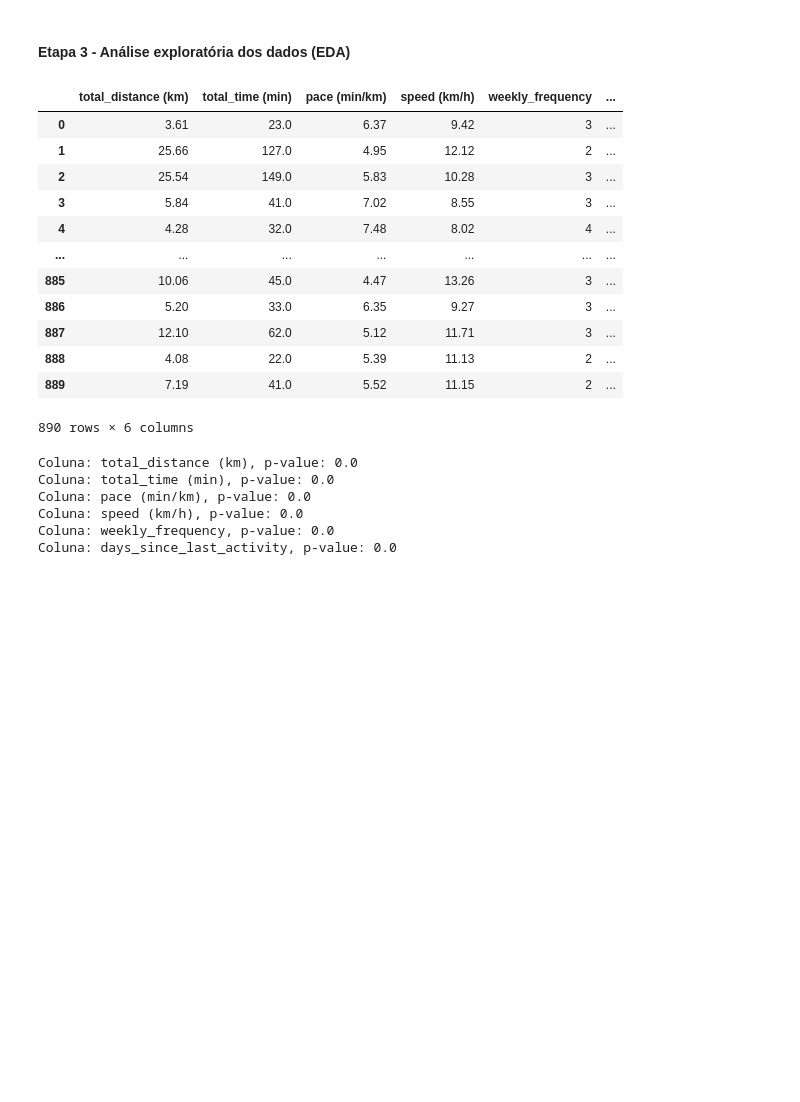
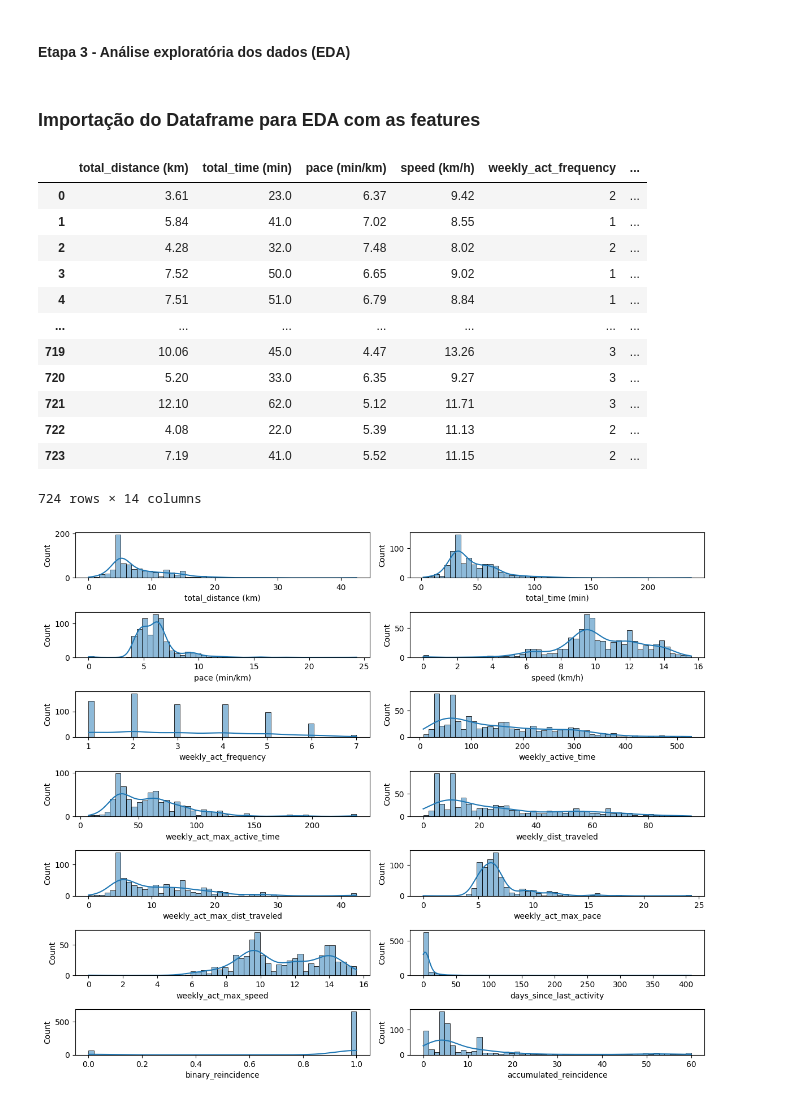
Before and after one commit to matheussmelo/running_inactivity_prediction, a Jupyter notebook: physical_inactivity_prediction_/scripts_prediction_model/final/st3_eda.ipynb, the cells around one changed output. Saved outputs shown, nothing was run; the diff lists cells and outputs as text; code cells hidden in the pictures; blank space fills up the shorter version.

Commit message:
Criando features e ajustando modelagem

```diff
--- a/physical_inactivity_prediction_/scripts_prediction_model/final/st3_eda.ipynb
+++ b/physical_inactivity_prediction_/scripts_prediction_model/final/st3_eda.ipynb
@@ -12,2 +14,4 @@ from scipy.stats import mannwhitneyu
 
 warnings.filterwarnings(action='ignore')
+# %% [markdown]
+### Importação do Dataframe para EDA com as features
@@ -14,30 +29,37 @@ warnings.filterwarnings(action='ignore')
 # %%
-df_athletes_activities = pd.read_csv('C:/Users/USER/Desktop/EstudosDados/Projetos/Corrida/physical_inactivity_prediction/scripts_prediction_model/final/st2_df_athletes_activities.csv')
 df_athletes_activities_features = df_athletes_activities.loc[:, ~df_athletes_activities.columns.isin(['activity_date', 'athlete_id', 'will_churn'])]
 df_athletes_activities_features
 # %% [output]
-|  | total_distance (km) | total_time (min) | pace (min/km) | speed (km/h) | weekly_frequency | ... |
-| 0 | 3.61 | 23.0 | 6.37 | 9.42 | 3 | ... |
-| 1 | 25.66 | 127.0 | 4.95 | 12.12 | 2 | ... |
-| 2 | 25.54 | 149.0 | 5.83 | 10.28 | 3 | ... |
-| 3 | 5.84 | 41.0 | 7.02 | 8.55 | 3 | ... |
-| 4 | 4.28 | 32.0 | 7.48 | 8.02 | 4 | ... |
+|  | total_distance (km) | total_time (min) | pace (min/km) | speed (km/h) | weekly_act_frequency | ... |
+| 0 | 3.61 | 23.0 | 6.37 | 9.42 | 2 | ... |
+| 1 | 5.84 | 41.0 | 7.02 | 8.55 | 1 | ... |
+| 2 | 4.28 | 32.0 | 7.48 | 8.02 | 2 | ... |
+| 3 | 7.52 | 50.0 | 6.65 | 9.02 | 1 | ... |
+| 4 | 7.51 | 51.0 | 6.79 | 8.84 | 1 | ... |
 | ... | ... | ... | ... | ... | ... | ... |
-| 885 | 10.06 | 45.0 | 4.47 | 13.26 | 3 | ... |
-| 886 | 5.20 | 33.0 | 6.35 | 9.27 | 3 | ... |
-| 887 | 12.10 | 62.0 | 5.12 | 11.71 | 3 | ... |
-| 888 | 4.08 | 22.0 | 5.39 | 11.13 | 2 | ... |
-| 889 | 7.19 | 41.0 | 5.52 | 11.15 | 2 | ... |
+| 719 | 10.06 | 45.0 | 4.47 | 13.26 | 3 | ... |
+| 720 | 5.20 | 33.0 | 6.35 | 9.27 | 3 | ... |
+| 721 | 12.10 | 62.0 | 5.12 | 11.71 | 3 | ... |
+| 722 | 4.08 | 22.0 | 5.39 | 11.13 | 2 | ... |
+| 723 | 7.19 | 41.0 | 5.52 | 11.15 | 2 | ... |
-890 rows × 6 columns
+724 rows × 14 columns
-# %%
-# Teste de normalidade das features com Shapiro-Wilk
-for column in df_athletes_activities_features:
-    _, p_value = shapiro(df_athletes_activities_features[column].values)
-    print(f'Coluna: {column}, p-value: {round(p_value, 5)}')
-# %% [output]
-Coluna: total_distance (km), p-value: 0.0
-Coluna: total_time (min), p-value: 0.0
-Coluna: pace (min/km), p-value: 0.0
-Coluna: speed (km/h), p-value: 0.0
-Coluna: weekly_frequency, p-value: 0.0
-Coluna: days_since_last_activity, p-value: 0.0
+# %%
+# Definindo o número de colunas e linhas para os subplots
+num_cols = 2
+num_rows = int(np.ceil(len(df_athletes_activities_features.columns) / num_cols))
+
+# Criando a figura e os subplots
+fig, axes = plt.subplots(num_rows, num_cols, figsize=(12, 10))
+
+# Iterando sobre cada feature para criar um histograma
+for i, column in enumerate(df_athletes_activities_features.columns):
+    row = i // num_cols
+    col = i % num_cols
+
+    sns.histplot(df_athletes_activities_features[column], bins=50, ax=axes[row, col], kde= True)
+
+# Ajustando o layout
+plt.tight_layout()
+plt.show()
+# %% [output]
+[figure, added]
```
Also changed, not shown: parts of 11 cells of this notebook, 1 other file.
